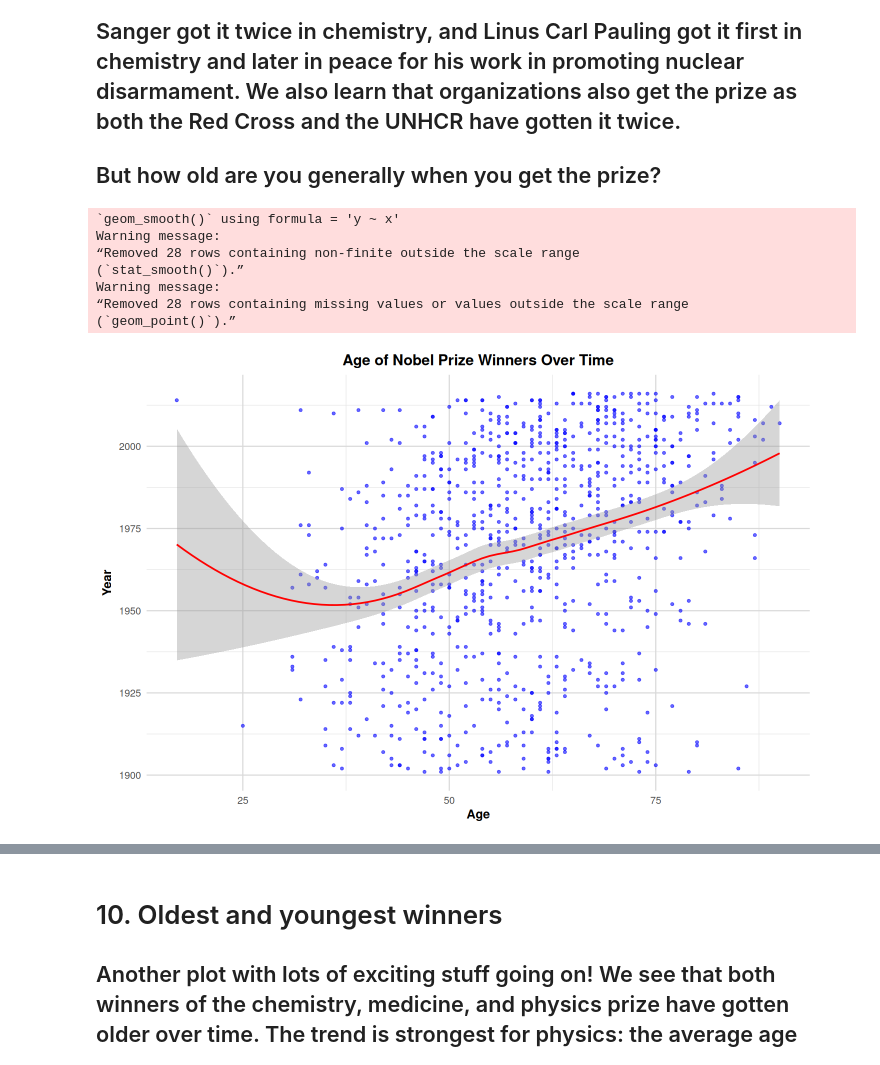
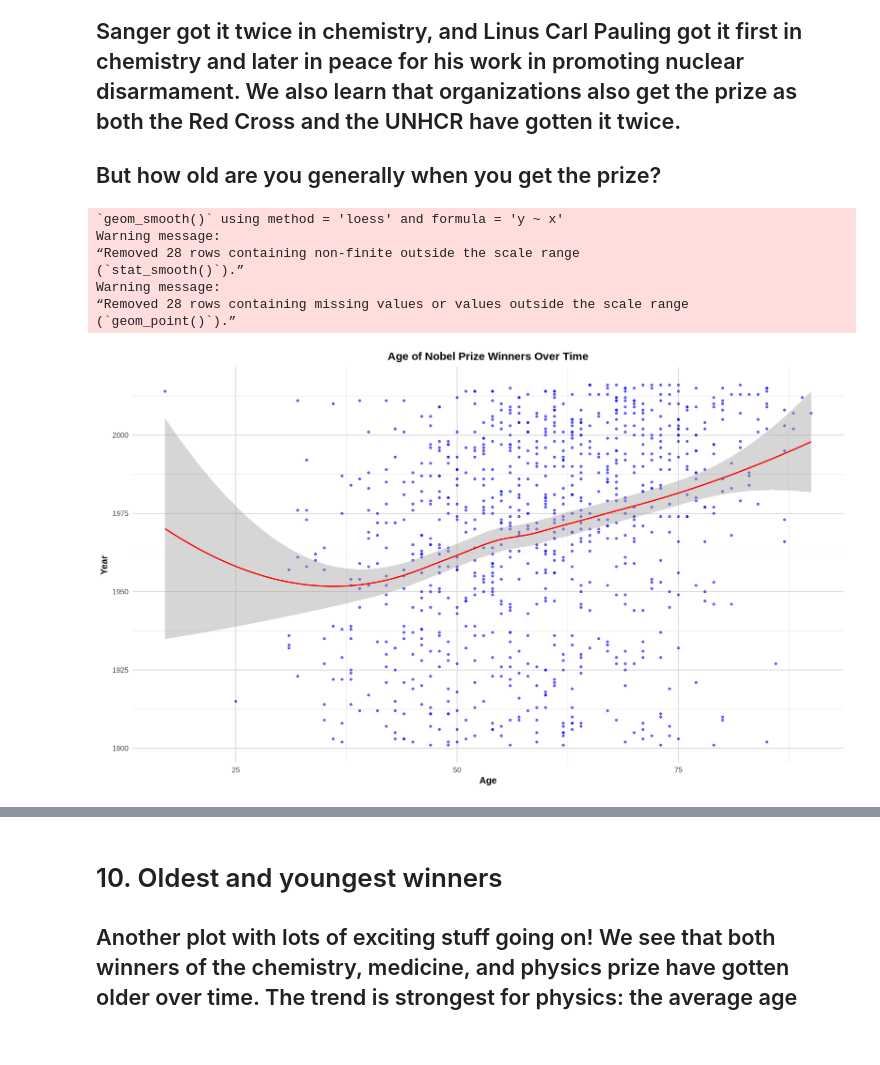
Before and after one commit to iiharsha/R-proj, a Jupyter notebook: nobelAnalysis.ipynb, the cells around one changed output, grey strips where cells are left out. Cells and saved outputs as stored; diff of their text form; code cells hidden in the pictures; blank space fills up the shorter version.

```diff
--- a/nobelAnalysis.ipynb
+++ b/nobelAnalysis.ipynb
@@ -236,35 +219,35 @@ A spec_tbl_df: 6 × 2
 # Loading the lubridate package
 library(lubridate)
 
 # Calculating the age of Nobel Prize winners
 nobel_age <- nobel %>%
     mutate(age = year - year(birth_date))
 
 # Plotting the age of Nobel Prize winners
 ggplot(nobel_age, aes(x = age, y = year)) +
     geom_point(alpha = 0.6, color = "blue") +
-    geom_smooth(method = "loess", color = "red", size = 1) +
+    geom_smooth(method = "auto", color = "red", size = 1) +
     labs(
         title = "Age of Nobel Prize Winners Over Time",
         x = "Age",
         y = "Year"
     ) +
     theme_minimal(base_size = 15) +
     theme(
         plot.title = element_text(hjust = 0.5, face = "bold", size = 18),
         axis.title.x = element_text(face = "bold"),
         axis.title.y = element_text(face = "bold"),
         panel.grid.major = element_line(color = "grey85"),
         panel.grid.minor = element_line(color = "grey90")
     )
 # %% [output]
-`geom_smooth()` using formula = 'y ~ x'
+`geom_smooth()` using method = 'loess' and formula = 'y ~ x'
 Warning message:
 “Removed 28 rows containing non-finite outside the scale range
 (`stat_smooth()`).”
 Warning message:
 “Removed 28 rows containing missing values or values outside the scale range
 (`geom_point()`).”
-[figure, old version]
+[figure, new version]
 # %%
 # Same plot as above, but faceted by the category of the Nobel Prize
```
Also changed, not shown: parts of 3 cells of this notebook.
